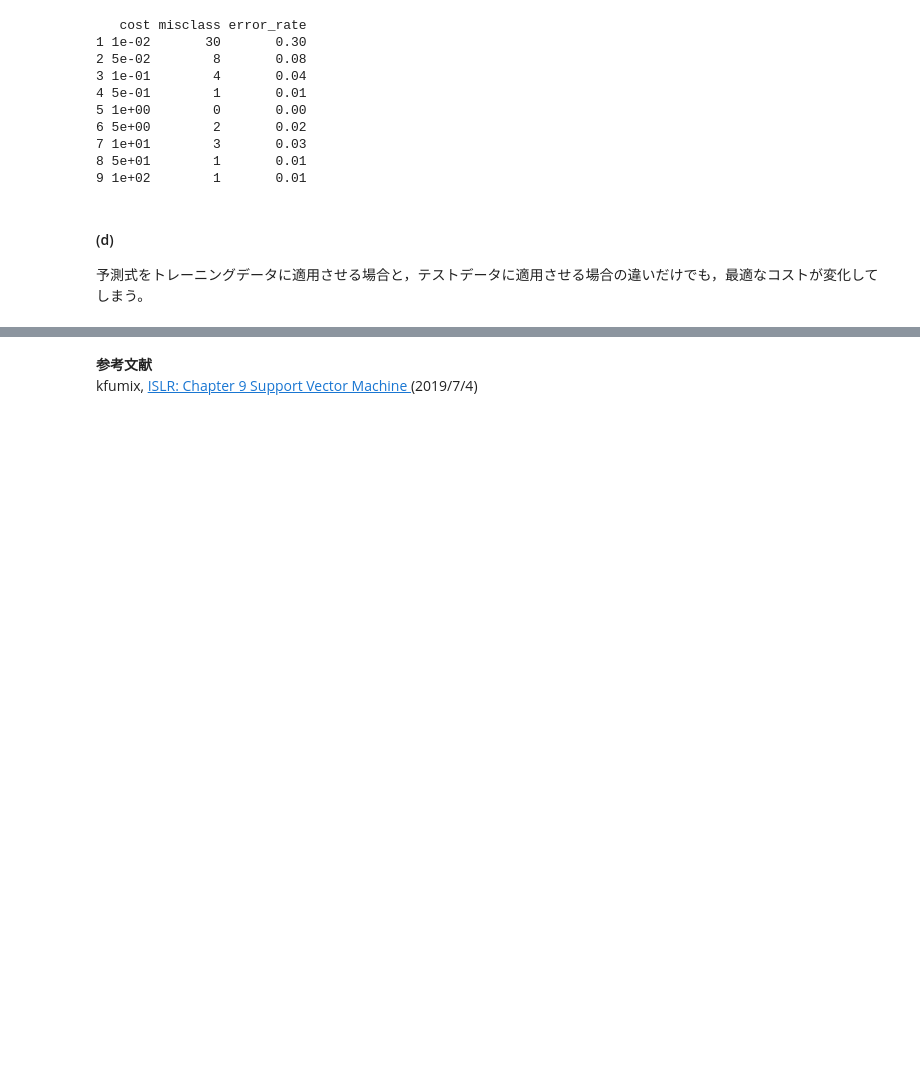
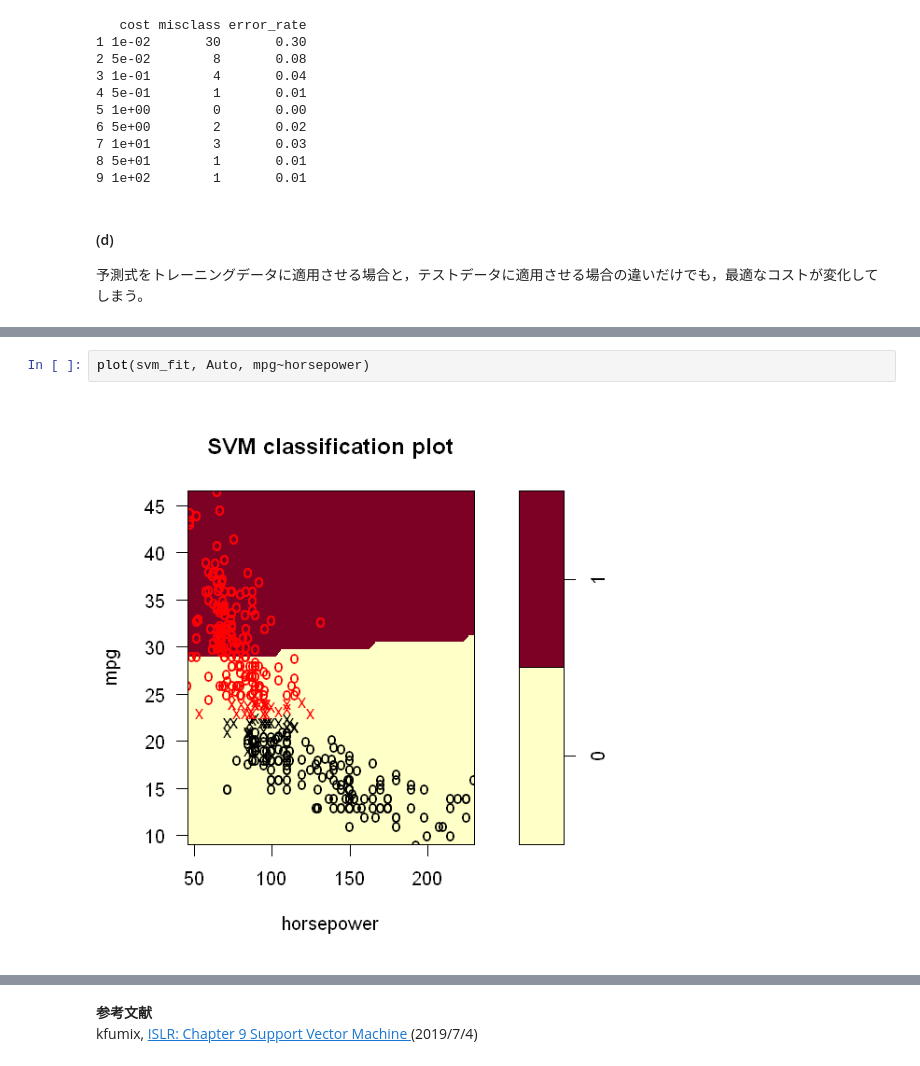
Before and after one commit to yellowmeteor/met_python.github.io, a Jupyter notebook: ISLR/9_Support_Vector_Machines.ipynb, the cells around one changed output, grey strips where cells are left out. Cells and saved outputs as stored; diff of their text form; blank space fills up the shorter version.

```diff
--- a/ISLR/9_Support_Vector_Machines.ipynb
+++ b/ISLR/9_Support_Vector_Machines.ipynb
@@ -794,0 +880,4 @@ print(result)
+# %%
+plot(svm_fit, Auto, mpg~horsepower)
+# %% [output]
+[figure, added]
```
Also changed, not shown: parts of 23 cells of this notebook.
